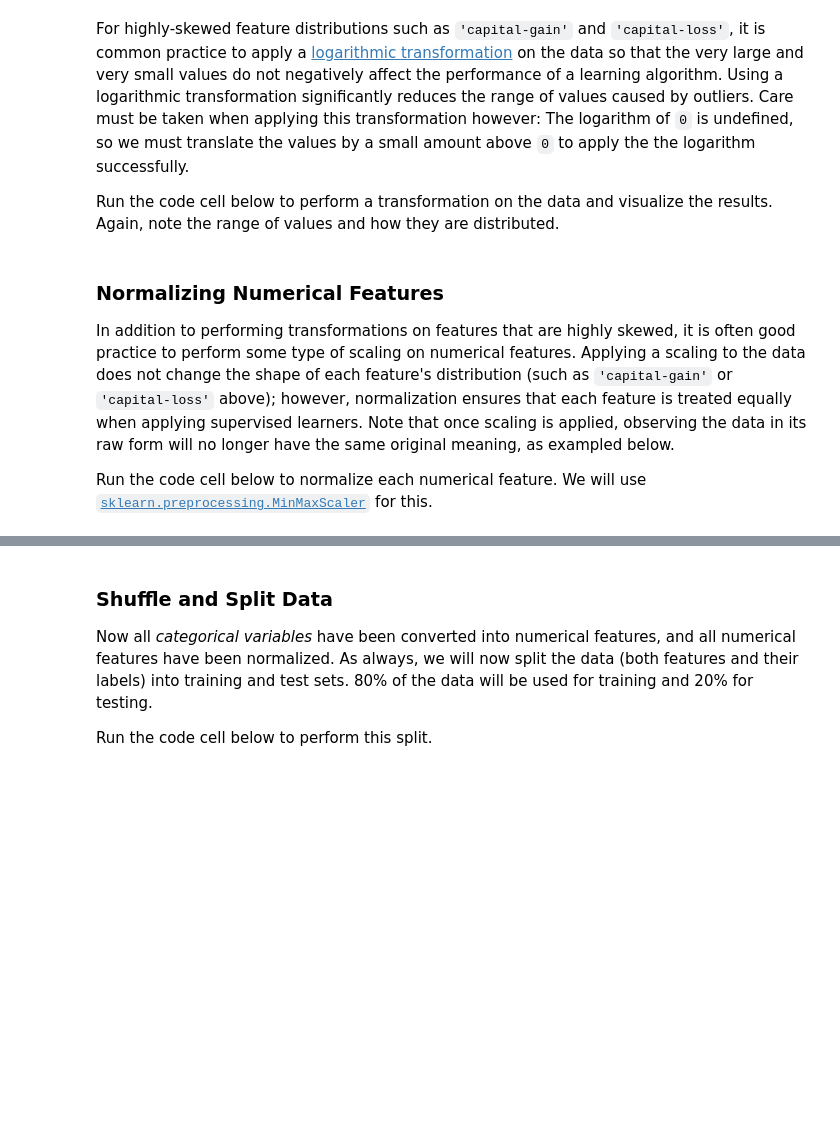
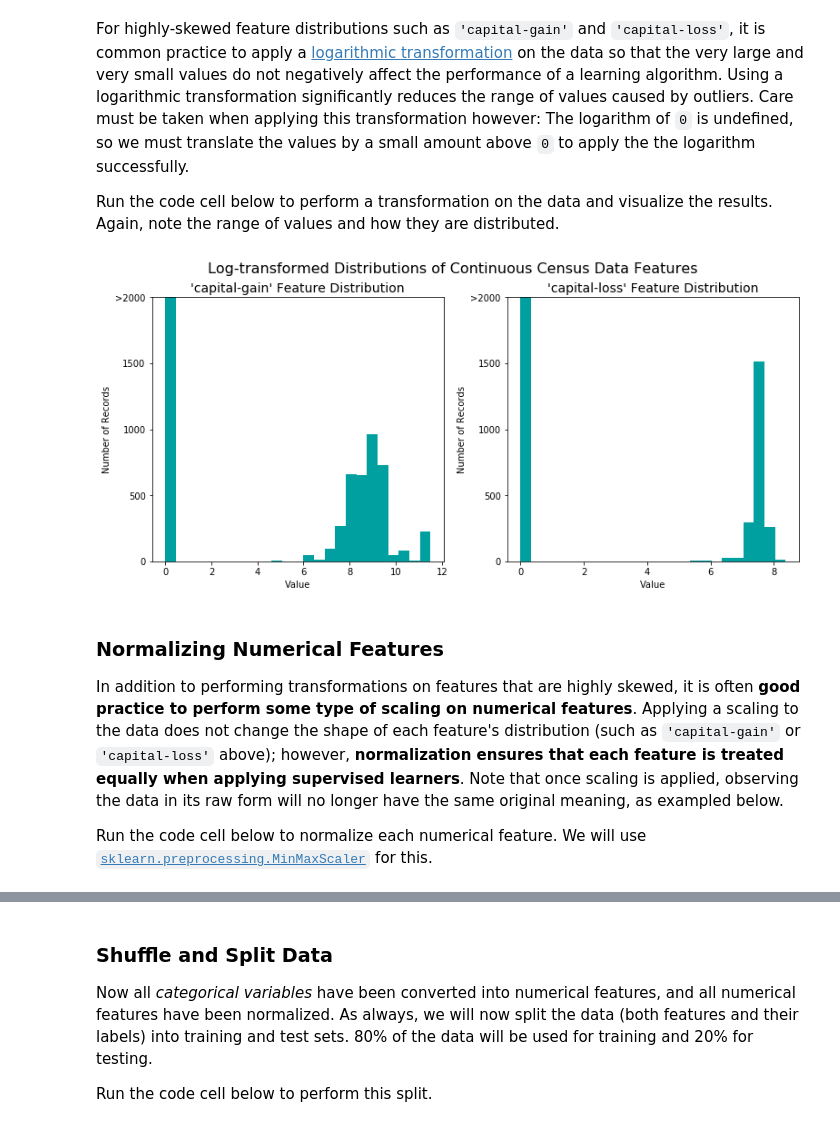
Before and after one commit to JeroenSchmidt/machine-learning, a Jupyter notebook: projects/finding_donors (Supervised Learning)/finding_donors.ipynb, the cells around one changed output, grey strips where cells are left out. Saved outputs shown, nothing was run; the diff lists cells and outputs as text; code cells hidden in the pictures; blank space fills up the shorter version.

```diff
--- a/projects/finding_donors (Supervised Learning)/finding_donors.ipynb
+++ b/projects/finding_donors (Supervised Learning)/finding_donors.ipynb
@@ -101,15 +111,18 @@ For highly-skewed feature distributions such as `'capital-gain'` and `'capital-l
 Run the code cell below to perform a transformation on the data and visualize the results. Again, note the range of values and how they are distributed.
 # %%
 # Log-transform the skewed features
-skewed = ['capital-gain', 'capital-loss']
+skewed_cols = ['capital-gain', 'capital-loss']
 features_log_transformed = pd.DataFrame(data = features_raw)
-features_log_transformed[skewed] = features_raw[skewed].apply(lambda x: np.log(x + 1))
+features_log_transformed[skewed_cols] = features_raw[skewed]\
+                                        .apply(lambda x: np.log(x + 1))
 
 # Visualize the new log distributions
 vs.distribution(features_log_transformed, transformed = True)
+# %% [output]
+[figure, added]
 # %% [markdown]
 ### Normalizing Numerical Features
-In addition to performing transformations on features that are highly skewed, it is often good practice to perform some type of scaling on numerical features. Applying a scaling to the data does not change the shape of each feature's distribution (such as `'capital-gain'` or `'capital-loss'` above); however, normalization ensures that each feature is treated equally when applying supervised learners. Note that once scaling is applied, observing the data in its raw form will no longer have the same original meaning, as exampled below.
+In addition to performing transformations on features that are highly skewed, it is often **good practice to perform some type of scaling on numerical features**. Applying a scaling to the data does not change the shape of each feature's distribution (such as `'capital-gain'` or `'capital-loss'` above); however, **normalization ensures that each feature is treated equally when applying supervised learners**. Note that once scaling is applied, observing the data in its raw form will no longer have the same original meaning, as exampled below.
 
 Run the code cell below to normalize each numerical feature. We will use [`sklearn.preprocessing.MinMaxScaler`](http://scikit-learn.org/stable/modules/generated/sklearn.preprocessing.MinMaxScaler.html) for this.
 # %%
```
Also changed, not shown: parts of 13 cells of this notebook, 1 other file.
